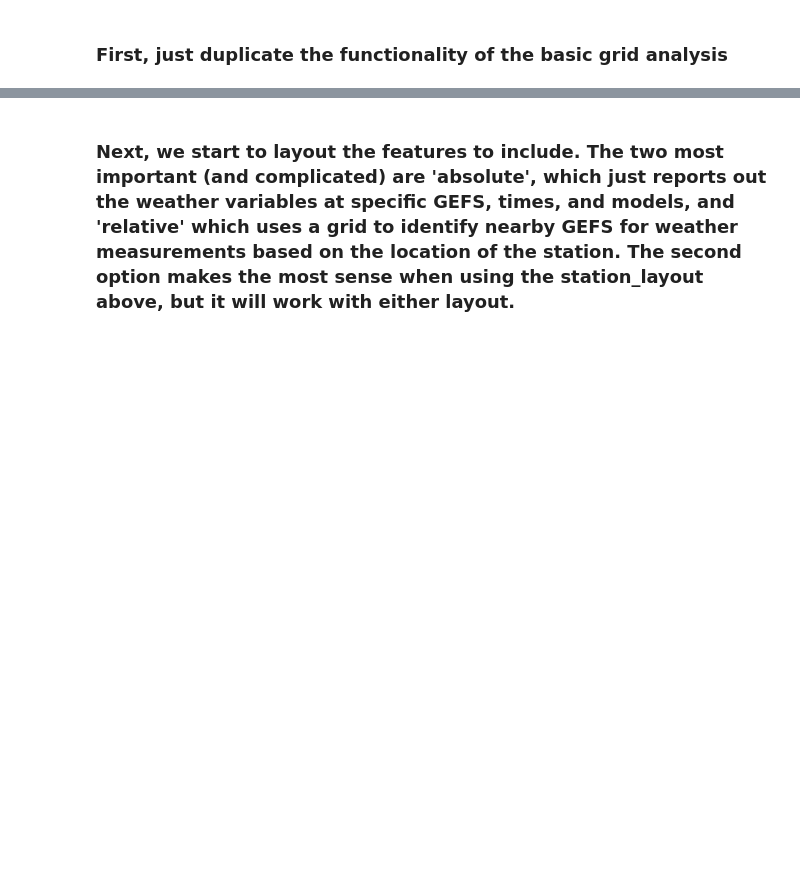
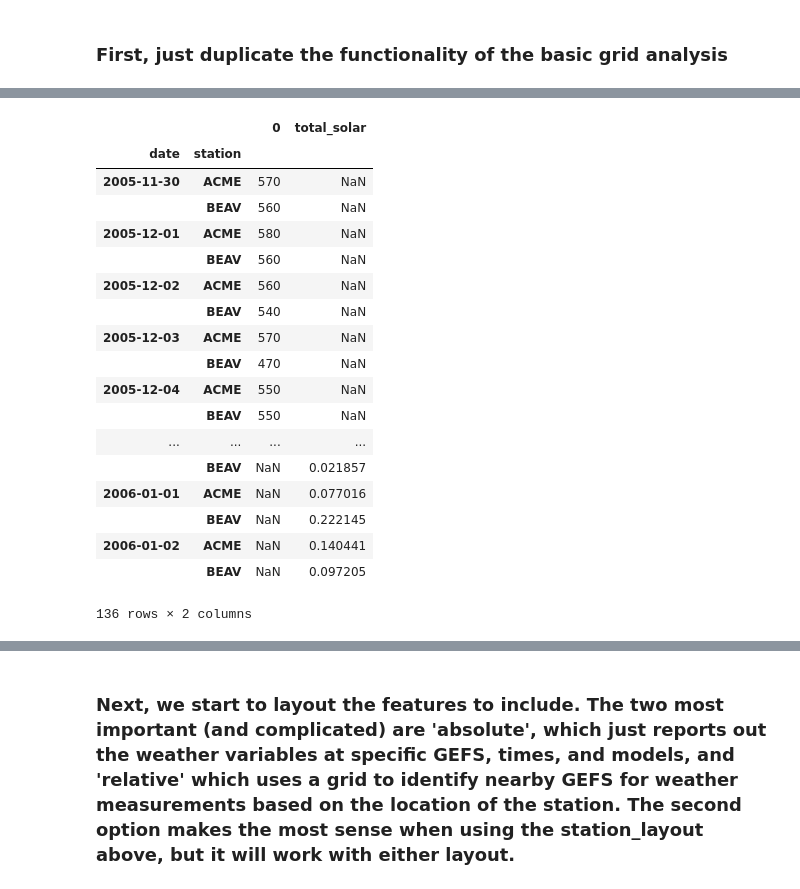
Before and after one commit to joelmpiper/solar_energy_prediction, a Jupyter notebook: notebooks/Full_Walkthrough.ipynb, the cells around one changed output, grey strips where cells are left out. Drawn from its saved outputs; the diff is of its cells as text; code cells hidden in the pictures; blank space fills up the shorter version.

```diff
--- a/notebooks/Full_Walkthrough.ipynb
+++ b/notebooks/Full_Walkthrough.ipynb
@@ -65,0 +214,22 @@ just_grid = [default_grid]
+# %%
+pd.concat([dswrf,errors])
+# %% [output]
+|  |  | 0 | total_solar |
+| date | station |  |  |
+| 2005-11-30 | ACME | 570 | NaN |
+|  | BEAV | 560 | NaN |
+| 2005-12-01 | ACME | 580 | NaN |
+|  | BEAV | 560 | NaN |
+| 2005-12-02 | ACME | 560 | NaN |
+|  | BEAV | 540 | NaN |
+| 2005-12-03 | ACME | 570 | NaN |
+|  | BEAV | 470 | NaN |
+| 2005-12-04 | ACME | 550 | NaN |
+|  | BEAV | 550 | NaN |
+| ... | ... | ... | ... |
+|  | BEAV | NaN | 0.021857 |
+| 2006-01-01 | ACME | NaN | 0.077016 |
+|  | BEAV | NaN | 0.222145 |
+| 2006-01-02 | ACME | NaN | 0.140441 |
+|  | BEAV | NaN | 0.097205 |
+136 rows × 2 columns
```
Also changed, not shown: parts of 27 cells of this notebook, 2 other files.
